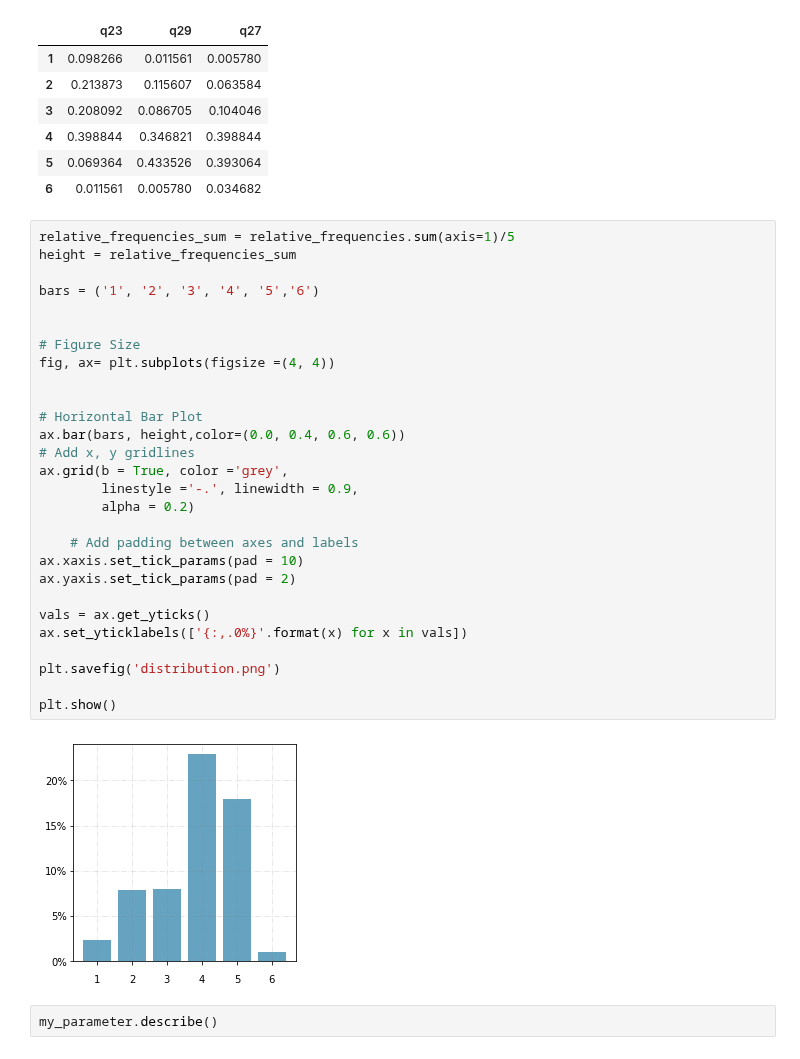
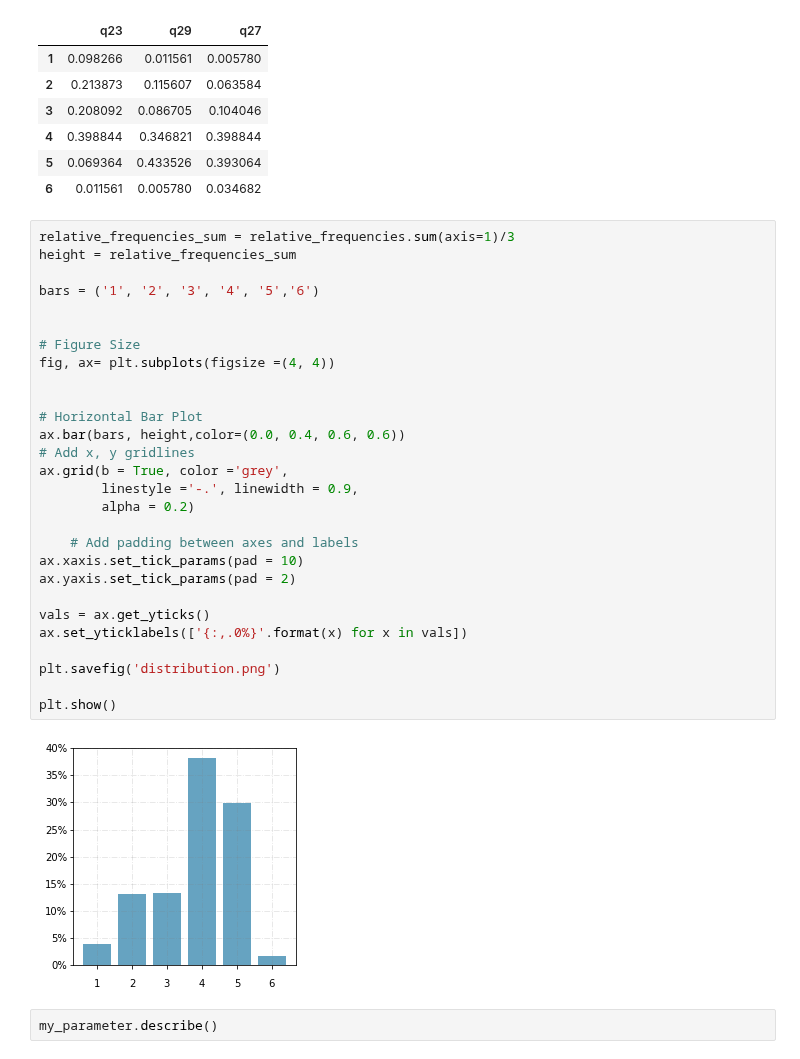
Before and after one commit to stathis99/Statistical-Analysis-for-Patient-Safety, a Jupyter notebook: Patient Analysis/correlation analysis/Parameter 3.ipynb, the cells around one changed output. Saved outputs shown, nothing was run; the diff lists cells and outputs as text.

```diff
--- a/Patient Analysis/correlation analysis/Parameter 3.ipynb
+++ b/Patient Analysis/correlation analysis/Parameter 3.ipynb
@@ -41,35 +36,35 @@ relative_frequencies
 | 5 | 0.069364 | 0.433526 | 0.393064 |
 | 6 | 0.011561 | 0.005780 | 0.034682 |
 # %%
-relative_frequencies_sum = relative_frequencies.sum(axis=1)/5
+relative_frequencies_sum = relative_frequencies.sum(axis=1)/3
 height = relative_frequencies_sum
 
 bars = ('1', '2', '3', '4', '5','6')
 
 
 # Figure Size
 fig, ax= plt.subplots(figsize =(4, 4))
 
 
 # Horizontal Bar Plot
 ax.bar(bars, height,color=(0.0, 0.4, 0.6, 0.6))
 # Add x, y gridlines
 ax.grid(b = True, color ='grey',
         linestyle ='-.', linewidth = 0.9,
         alpha = 0.2)
 
     # Add padding between axes and labels
 ax.xaxis.set_tick_params(pad = 10)
 ax.yaxis.set_tick_params(pad = 2)
 
 vals = ax.get_yticks()
 ax.set_yticklabels(['{:,.0%}'.format(x) for x in vals])
 
 plt.savefig('distribution.png')
 
 plt.show()
 # %% [output]
-[figure, old version]
+[figure, new version]
 # %%
 my_parameter.describe()
 # %% [output]
```
Also changed, not shown: parts of 46 cells of this notebook, 2 other files.
